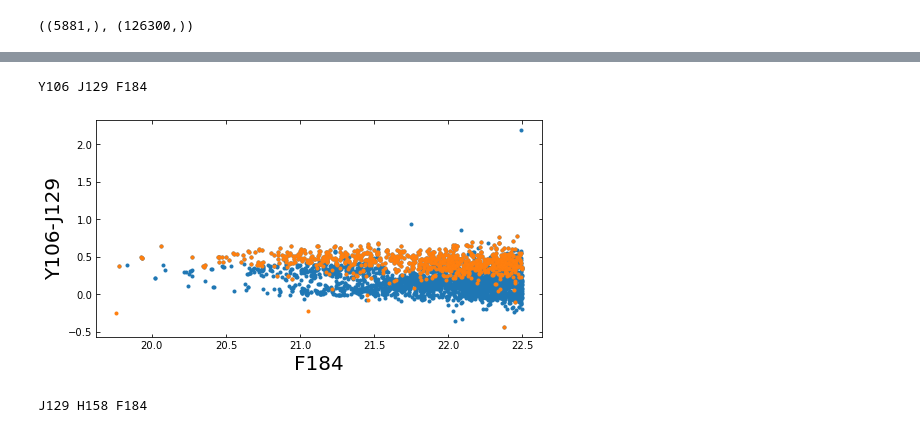
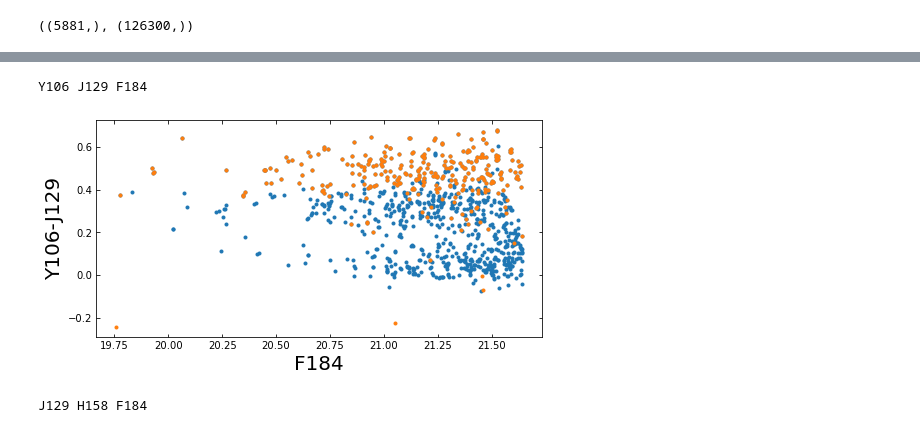
Before and after one commit to Zhiyuan-G/Rubin-Roman-redmagic, a Jupyter notebook: Roman-sed-match-red-gal.ipynb, the cells around one changed output, grey strips where cells are left out. Drawn from its saved outputs; the diff is of its cells as text; code cells hidden in the pictures.

```diff
--- a/Roman-sed-match-red-gal.ipynb
+++ b/Roman-sed-match-red-gal.ipynb
@@ -93,15 +97,15 @@ Y106 J129 F184
 # %%
 z_low = 1.46
 z_high = 1.48
 roman_z_mask = (z_all > z_low) & (z_all < z_high)
 z_mask = (zs > z_low) & (zs < z_high)
 
 fr = ['Y106','J129','H158','F184']
 f,ax = plt.subplots(1,1,figsize = (8,4))
-plot_c_vs_m_roman(ax = ax,c1 = fr[0],c2 = fr[1],ref_m=fr[-1],z_mask=z_mask,data_z_mask=roman_z_mask,ref_cut = 22.5)
+plot_c_vs_m_roman(ax = ax,c1 = fr[0],c2 = fr[1],ref_m=fr[-1],z_mask=z_mask,data_z_mask=roman_z_mask,ref_cut = 21.63972493)
 # %% [output]
 Y106 J129 F184
-[figure, old version]
+[figure, new version]
 # %%
 z_low = 1.66
 z_high = 1.68
```
Also changed, not shown: parts of 16 cells of this notebook.
